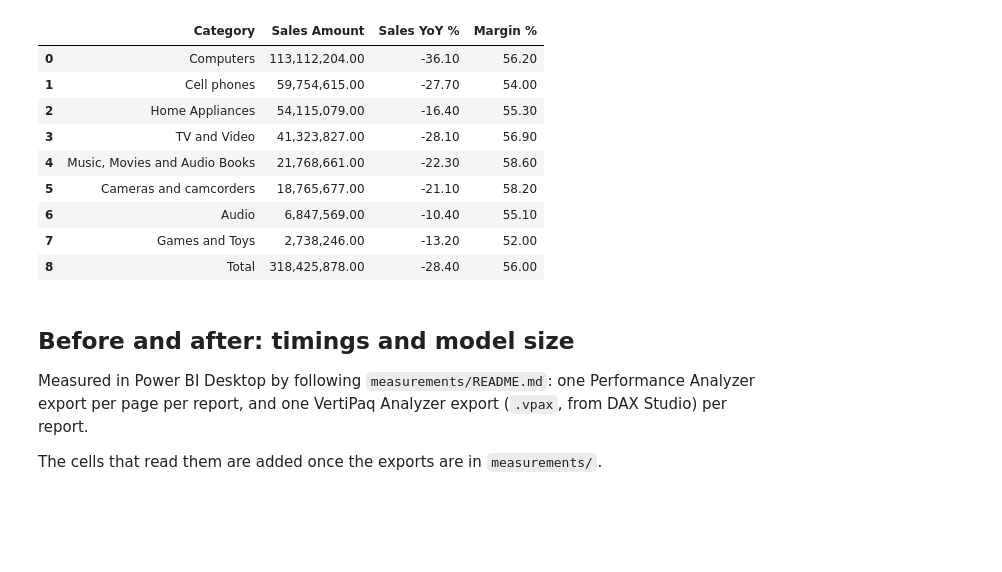
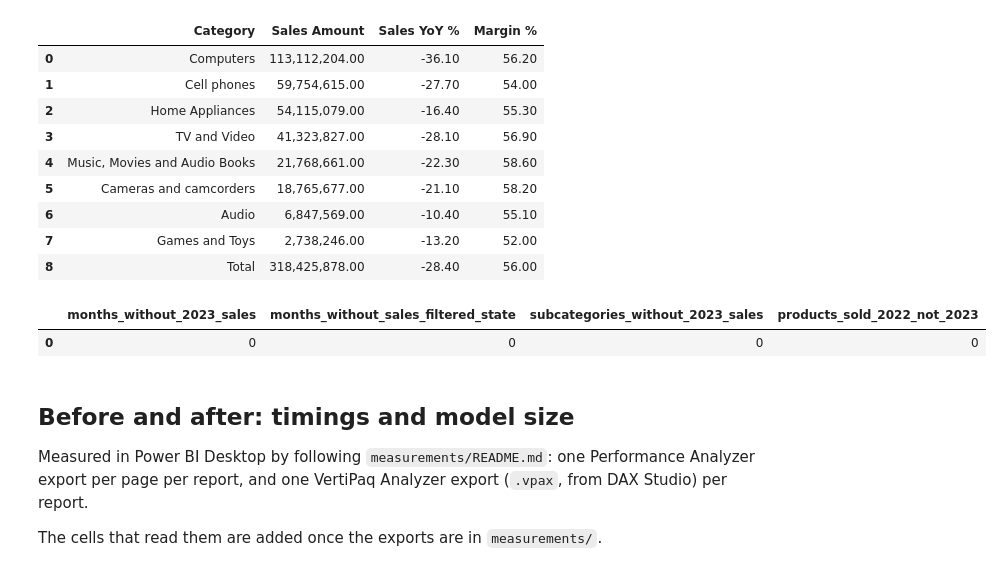
Before and after one commit to omarshalabyy1/powerbi-report-fix, a Jupyter notebook: analysis/analysis.ipynb, the cells around one changed output. Cells and saved outputs as stored; diff of their text form; code cells hidden in the pictures; blank space fills up the shorter version.

Commit message:
Check that every cell in the checked states has current-year sales, so the slow report's Sales PY matches the fixed one; staging query wording fixed

```diff
--- a/analysis/analysis.ipynb
+++ b/analysis/analysis.ipynb
@@ -198,6 +198,23 @@ ORDER BY "Category" = 'Total', 2 DESC
 | 6 | Audio | 6,847,569.00 | -10.40 | 55.10 |
 | 7 | Games and Toys | 2,738,246.00 | -13.20 | 52.00 |
 | 8 | Total | 318,425,878.00 | -28.40 | 56.00 |
+# %%
+# The slow report's Sales PY takes the year from the rows in each cell (MAX of Sales[Year]), so it matches the
+# fixed report only where every cell shown has current-year sales. Count the cells in the checked states that don't: all must be 0.
+q('''
+WITH s AS (SELECT * FROM sales WHERE year("Order Date") IN (2021, 2022, 2023))
+SELECT
+  (SELECT 12 - count(DISTINCT month("Order Date")) FROM s WHERE year("Order Date") = 2023) AS months_without_2023_sales,
+  (SELECT 12 - count(DISTINCT month("Order Date")) FROM s
+    WHERE year("Order Date") = 2022 AND "Country" = 'Germany' AND "Category" = 'Computers') AS months_without_sales_filtered_state,
+  (SELECT count(DISTINCT "Subcategory") FROM sales)
+    - (SELECT count(DISTINCT "Subcategory") FROM s WHERE year("Order Date") = 2023)   AS subcategories_without_2023_sales,
+  (SELECT count(*) FROM (SELECT DISTINCT "Product Name" FROM s WHERE year("Order Date") = 2022
+                         EXCEPT SELECT DISTINCT "Product Name" FROM s WHERE year("Order Date") = 2023)) AS products_sold_2022_not_2023
+''')
+# %% [output]
+|  | months_without_2023_sales | months_without_sales_filtered_state | subcategories_without_2023_sales | products_sold_2022_not_2023 |
+| 0 | 0 | 0 | 0 | 0 |
 # %% [markdown]
 ## Before and after: timings and model size
 
```
Also changed, not shown: 2 other files.
